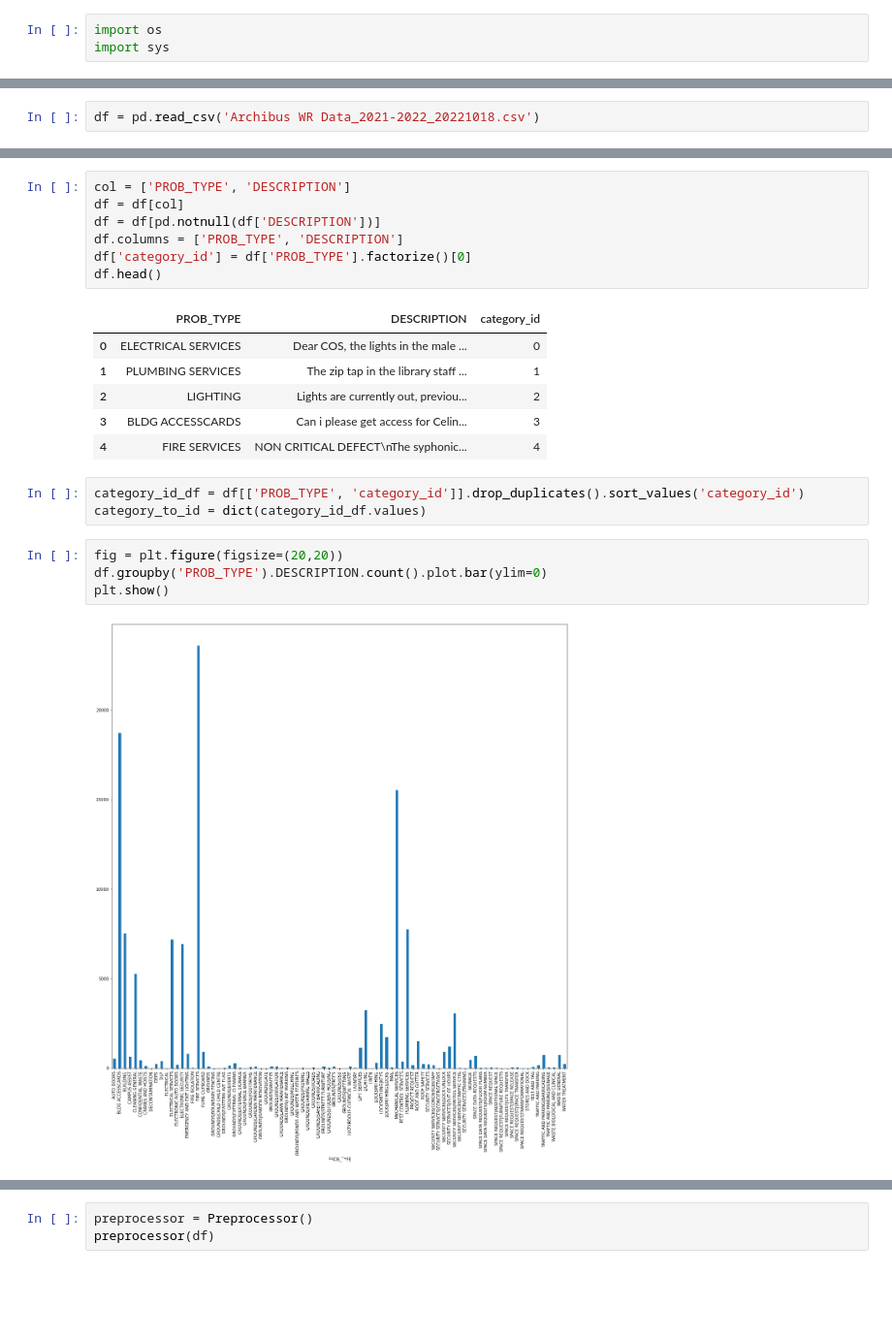
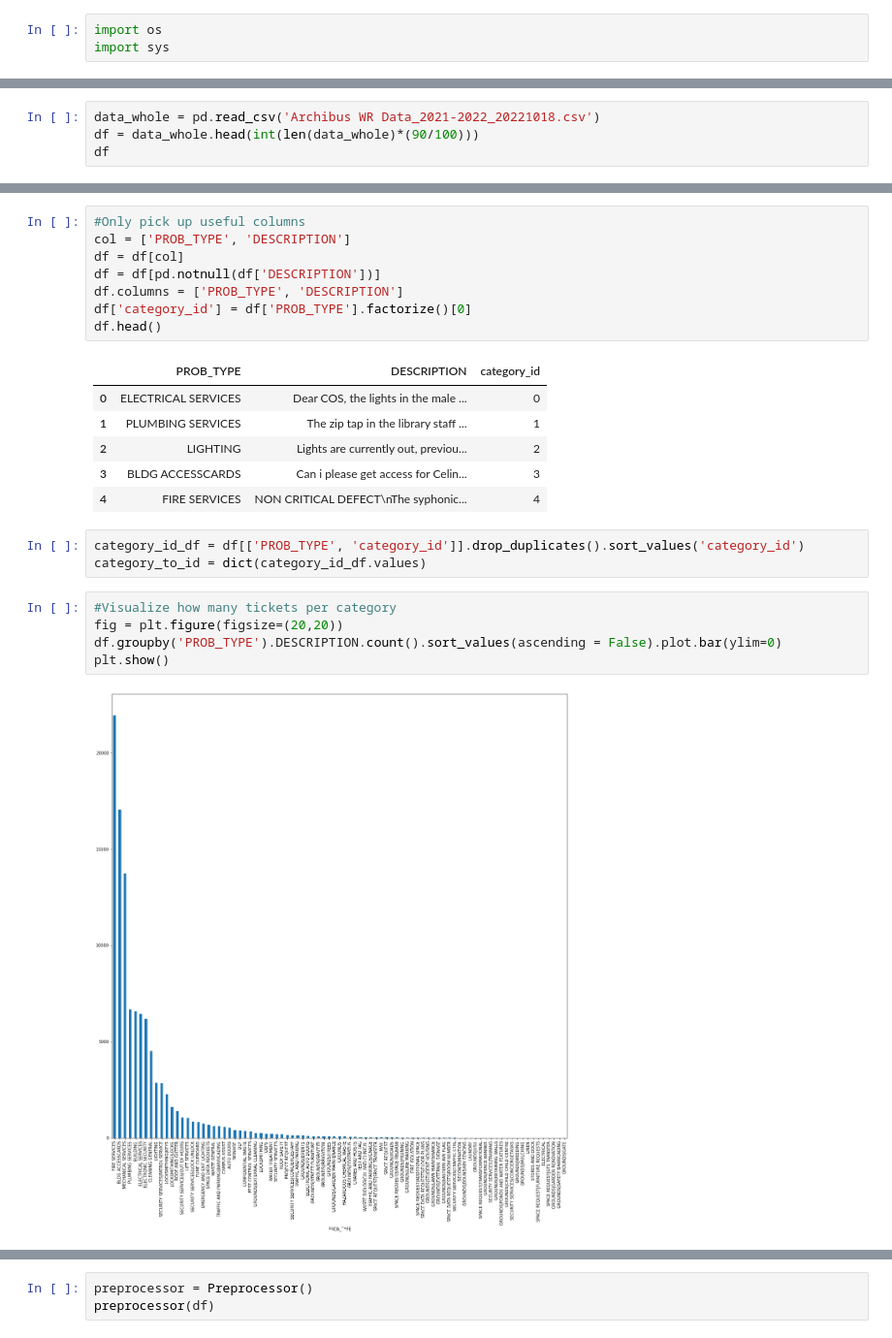
Before and after one commit to Casssiee/NLP, a Jupyter notebook: NLP Third Draft.ipynb, the cells around one changed output, grey strips where cells are left out. Shown at 97% size. Drawn from its saved outputs; the diff is of its cells as text; blank space fills up the shorter version.

```diff
--- a/NLP Third Draft.ipynb
+++ b/NLP Third Draft.ipynb
@@ -51,2 +86,4 @@ stop_words.extend(['regard', 'give', 'let'])
 # %%
-df = pd.read_csv('Archibus WR Data_2021-2022_20221018.csv')
+data_whole = pd.read_csv('Archibus WR Data_2021-2022_20221018.csv')
+df = data_whole.head(int(len(data_whole)*(90/100)))
+df
@@ -53,4 +104,5 @@ df = pd.read_csv('Archibus WR Data_2021-2022_20221018.csv')
 # %%
+#Only pick up useful columns
 col = ['PROB_TYPE', 'DESCRIPTION']
 df = df[col]
 df = df[pd.notnull(df['DESCRIPTION'])]
@@ -68,11 +120,12 @@ df.head()
 category_id_df = df[['PROB_TYPE', 'category_id']].drop_duplicates().sort_values('category_id')
 category_to_id = dict(category_id_df.values)
 # %%
+#Visualize how many tickets per category
 fig = plt.figure(figsize=(20,20))
-df.groupby('PROB_TYPE').DESCRIPTION.count().plot.bar(ylim=0)
+df.groupby('PROB_TYPE').DESCRIPTION.count().sort_values(ascending = False).plot.bar(ylim=0)
 plt.show()
 # %% [output]
-[figure, old version]
+[figure, new version]
 # %%
 #Data cleaning
 class Preprocessor:
```
Also changed, not shown: parts of 8 cells of this notebook.
